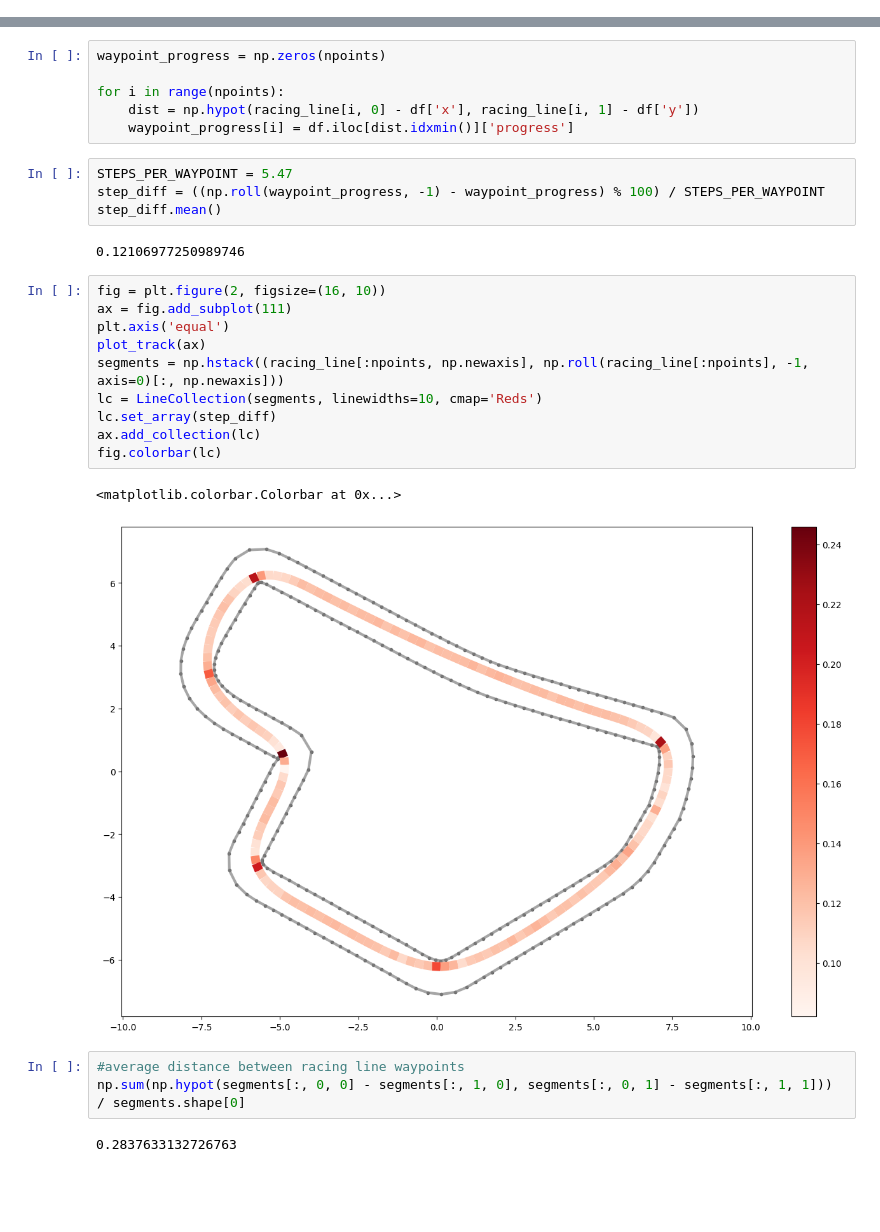
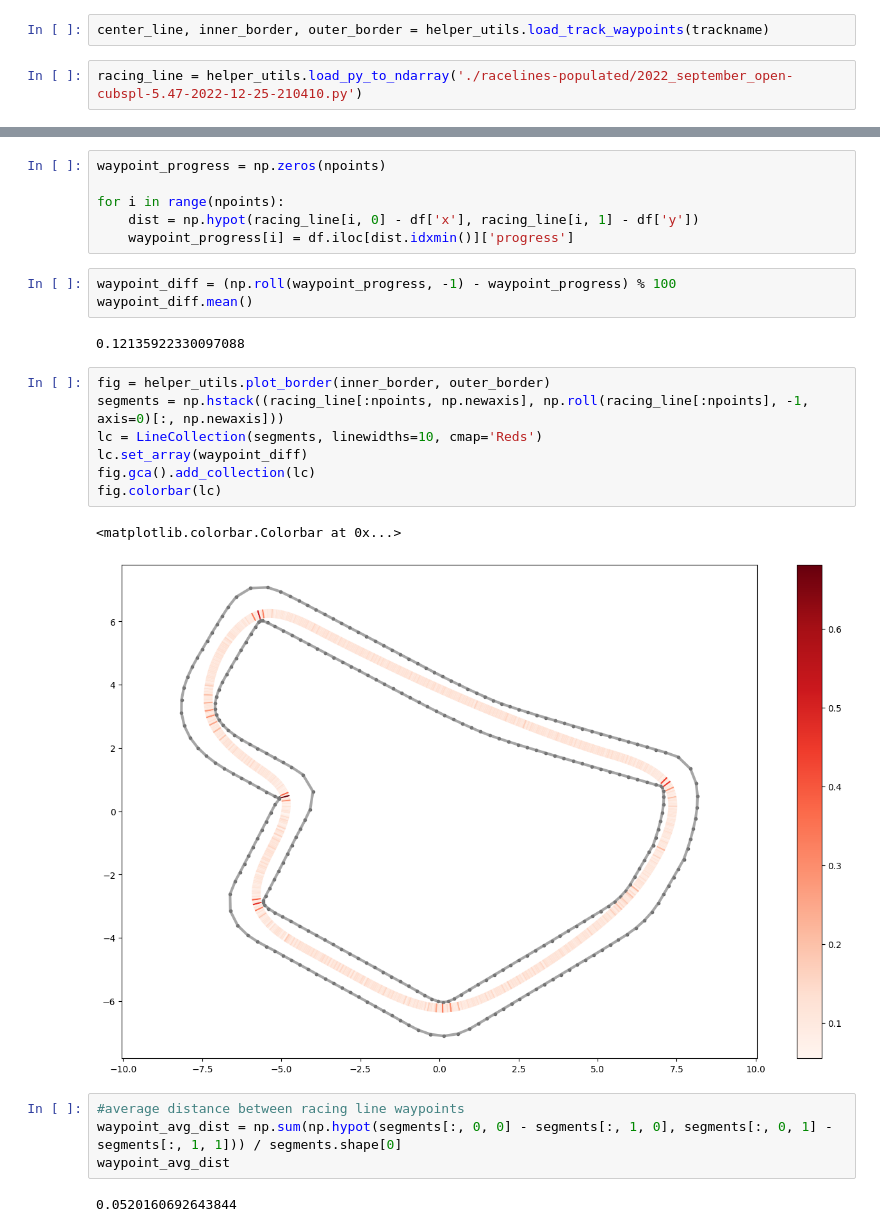
Before and after one commit to rohand2412/deepracer, a Jupyter notebook: deepracer-k1999-race-lines/Diff-Calculation.ipynb, the cells around one changed output, grey strips where cells are left out. Cells and saved outputs as stored; diff of their text form; blank space fills up the shorter version.

Commit message:
Removed STEPS_PER_WAYPOINT and subbed in helper_utils methods

```diff
--- a/deepracer-k1999-race-lines/Diff-Calculation.ipynb
+++ b/deepracer-k1999-race-lines/Diff-Calculation.ipynb
@@ -105,3 +66,7 @@ def plot_racing_line(ax, zdot=1, zline=2):
+# %%
+center_line, inner_border, outer_border = helper_utils.load_track_waypoints(trackname)
+# %%
+racing_line = helper_utils.load_py_to_ndarray('./racelines-populated/2022_september_open-cubspl-5.47-2022-12-25-210410.py')
 # %%
 npoints = len(racing_line) - 1
 # %%
@@ -221,29 +186,26 @@ for i in range(npoints):
     dist = np.hypot(racing_line[i, 0] - df['x'], racing_line[i, 1] - df['y'])
     waypoint_progress[i] = df.iloc[dist.idxmin()]['progress']
 # %%
-STEPS_PER_WAYPOINT = 5.47
-step_diff = ((np.roll(waypoint_progress, -1) - waypoint_progress) % 100) / STEPS_PER_WAYPOINT
-step_diff.mean()
+waypoint_diff = (np.roll(waypoint_progress, -1) - waypoint_progress) % 100
+waypoint_diff.mean()
 # %% [output]
-0.12106977250989746
+0.12135922330097088
 # %%
-fig = plt.figure(2, figsize=(16, 10))
-ax = fig.add_subplot(111)
-plt.axis('equal')
-plot_track(ax)
+fig = helper_utils.plot_border(inner_border, outer_border)
 segments = np.hstack((racing_line[:npoints, np.newaxis], np.roll(racing_line[:npoints], -1, axis=0)[:, np.newaxis]))
 lc = LineCollection(segments, linewidths=10, cmap='Reds')
-lc.set_array(step_diff)
-ax.add_collection(lc)
+lc.set_array(waypoint_diff)
+fig.gca().add_collection(lc)
 fig.colorbar(lc)
 # %% [output]
 <matplotlib.colorbar.Colorbar at 0x...>
-[figure, old version]
+[figure, new version]
 # %%
 #average distance between racing line waypoints
-np.sum(np.hypot(segments[:, 0, 0] - segments[:, 1, 0], segments[:, 0, 1] - segments[:, 1, 1])) / segments.shape[0]
+waypoint_avg_dist = np.sum(np.hypot(segments[:, 0, 0] - segments[:, 1, 0], segments[:, 0, 1] - segments[:, 1, 1])) / segments.shape[0]
+waypoint_avg_dist
 # %% [output]
-0.2837633132726763
+0.0520160692643844
 # %%
 #average distance between deepracer steps
 distance_sum = 0
```
Also changed, not shown: parts of 14 cells of this notebook.
